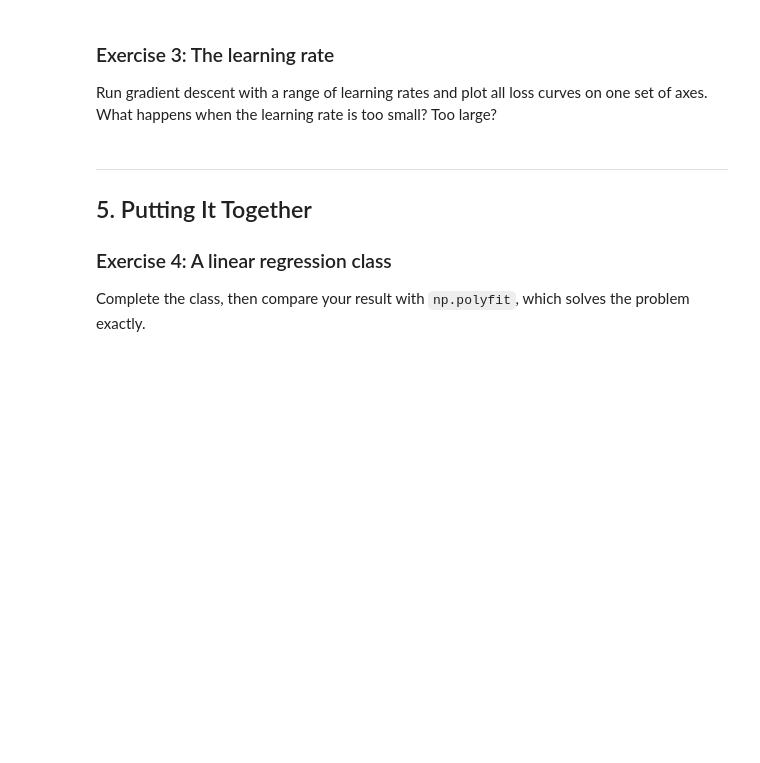
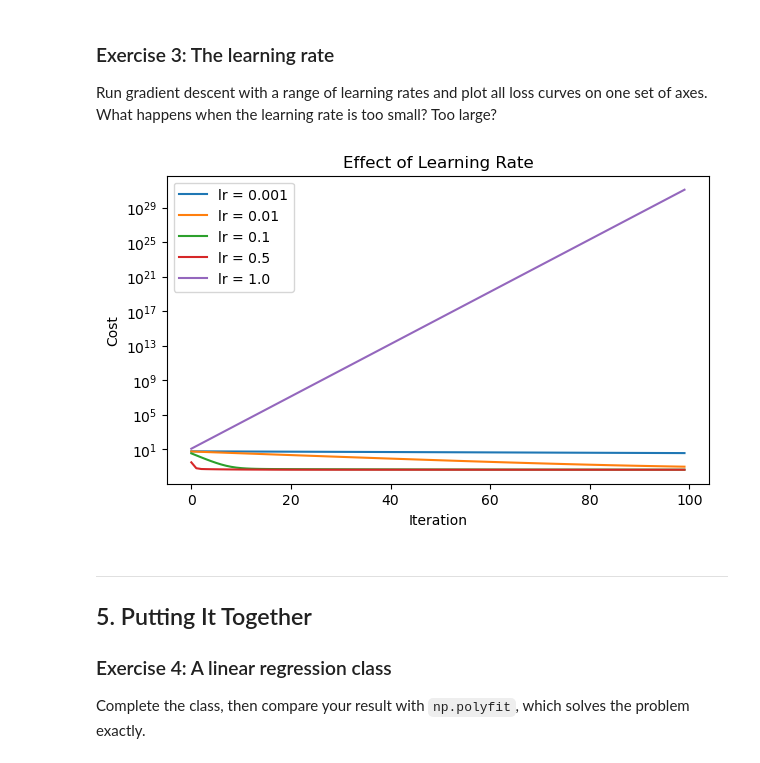
Before and after one commit to izaanabdali/machine_learning_SPC_5003, a Jupyter notebook: Week 2/Tutorial_2_Clean.ipynb, the cells around one changed output. Cells and saved outputs as stored; diff of their text form; code cells hidden in the pictures; blank space fills up the shorter version.

```diff
--- a/Week 2/Tutorial_2_Clean.ipynb
+++ b/Week 2/Tutorial_2_Clean.ipynb
@@ -171,22 +194,31 @@ plt.show()
 Run gradient descent with a range of learning rates and plot all loss curves on one set of axes.
 What happens when the learning rate is too small? Too large?
 # %%
-# TODO: choose a range of learning rates to test
-learning_rates = []
+learning_rates = [0.001, 0.01, 0.1, 0.5, 1.0]
 
 fig, ax = plt.subplots(figsize=(7, 4))
 
 for lr in learning_rates:
-    # TODO: run gradient_descent with this learning rate for 100 iterations
 
-    # TODO: plot the cost history with label=f"lr = {lr}"
+    w_fit, b_fit, cost_history = gradient_descent(
+        x, y,
+        lr=lr,
+        n_iters=100,
+        w=0.0,
+        b=0.0
+    )
 
+    ax.plot(cost_history, label=f"lr = {lr}")
 
 ax.set_yscale("log")
 ax.set_xlabel("Iteration")
 ax.set_ylabel("Cost")
+ax.set_title("Effect of Learning Rate")
 ax.legend()
+
 plt.show()
+# %% [output]
+[figure, added]
 # %% [markdown]
 ---
 ## 5. Putting It Together
```
Also changed, not shown: parts of 12 cells of this notebook.
